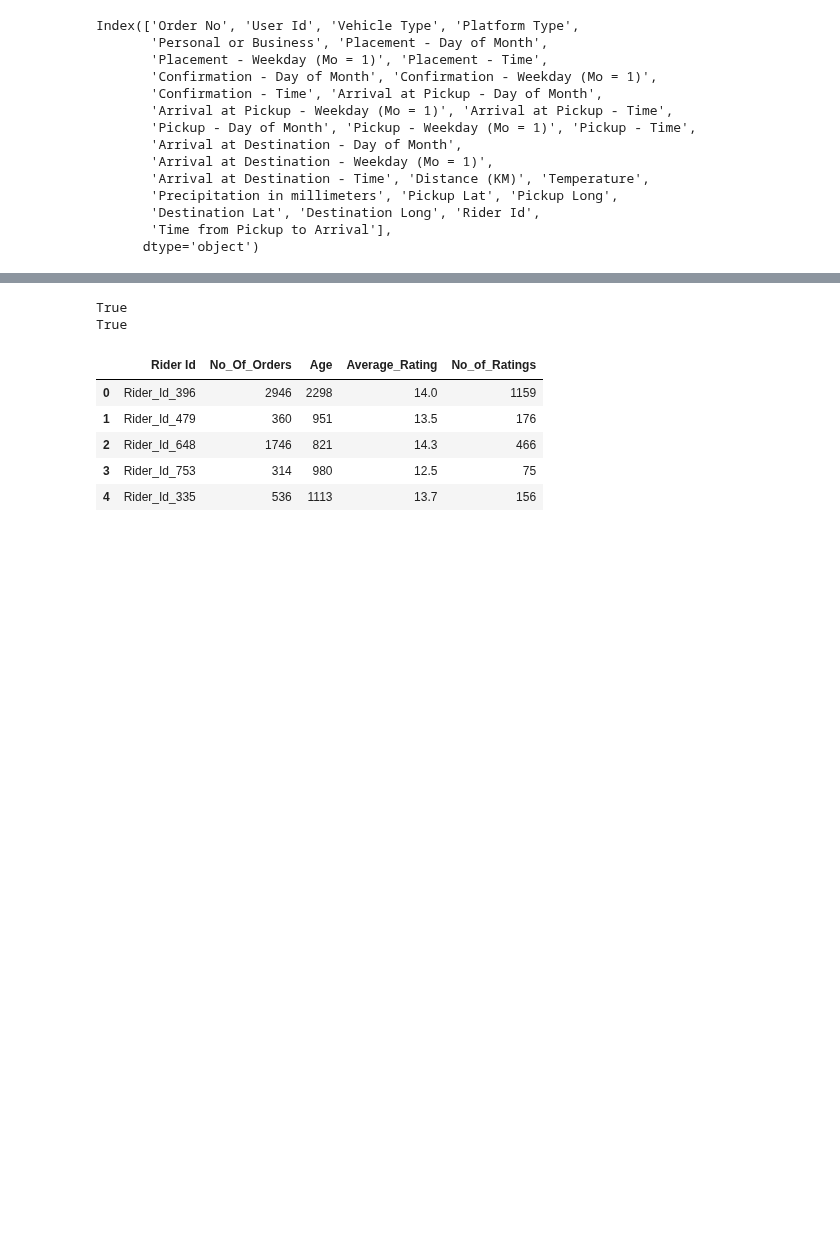
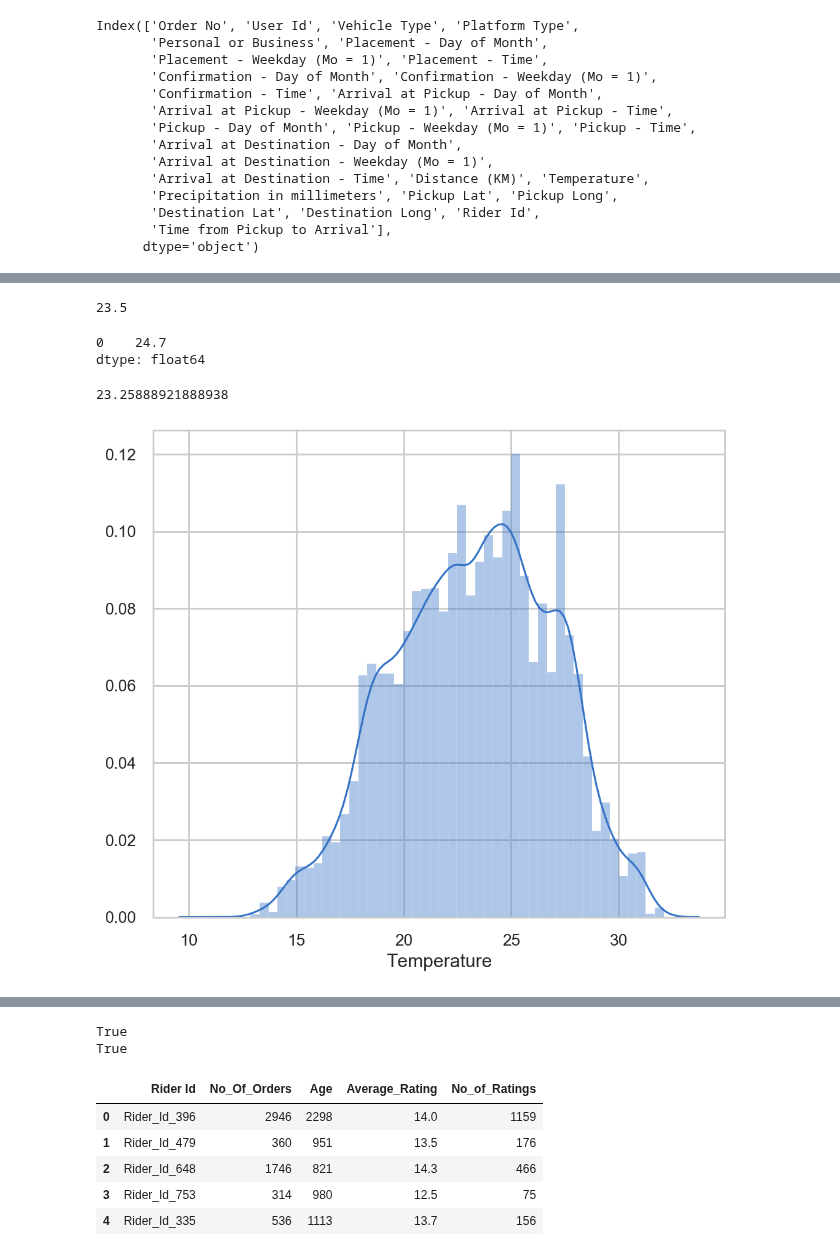
Before and after one commit to Mangalis0/Zindi-Regression-Hackathon, a Jupyter notebook: sam_regression.ipynb, the cells around one changed output, grey strips where cells are left out. Cells and saved outputs as stored; diff of their text form; code cells hidden in the pictures; blank space fills up the shorter version.

Commit message:
cleaner with cyclic features

```diff
--- a/sam_regression.ipynb
+++ b/sam_regression.ipynb
@@ -38,0 +76,4 @@ Index(['Order No', 'User Id', 'Vehicle Type', 'Platform Type',
+# %%
+X = X.merge(riders, how='left', on=['Rider Id'])
+X.drop(columns=['Rider Id'], inplace=True)
+X.head(2)
@@ -38,0 +85,6 @@ Index(['Order No', 'User Id', 'Vehicle Type', 'Platform Type',
+# %%
+def one_encoder(input_df, columns):
+
+    return pd.get_dummies(input_df, drop_first=True, columns=columns, dtype=float)
+# %%
+X = one_encoder(X, ['Platform Type', 'Personal or Business'])
@@ -121,0 +260,4 @@ train_df
+# %%
+day_of_month_cols = [x for x in X.columns if x[-5:] == 'Month']
+day_of_week_cols = [x for x in X.columns if x[-(len('(Mo = 1)')):] == '(Mo = 1)']
+X = cleaner(X, 40, 90, day_of_month_cols, day_of_week_cols)
@@ -121,0 +286,18 @@ train_df
+# %%
+X['Temperature'].median()
+# %% [output]
+23.5
+# %%
+X['Temperature'].mode()
+# %% [output]
+0    24.7
+dtype: float64
+# %%
+X['Temperature'].mean()
+# %% [output]
+23.25888921888938
+# %%
+sns.distplot(X['Temperature'])
+plt.show()
+# %% [output]
+[figure, added]
```
Also changed, not shown: parts of 40 cells of this notebook, 1 other file.
